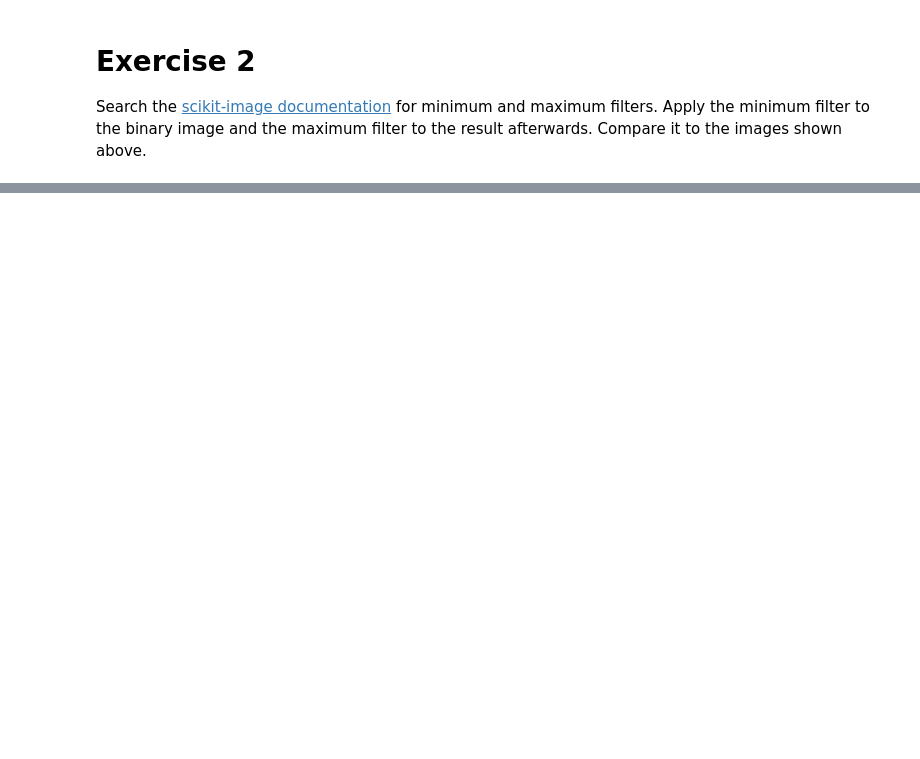
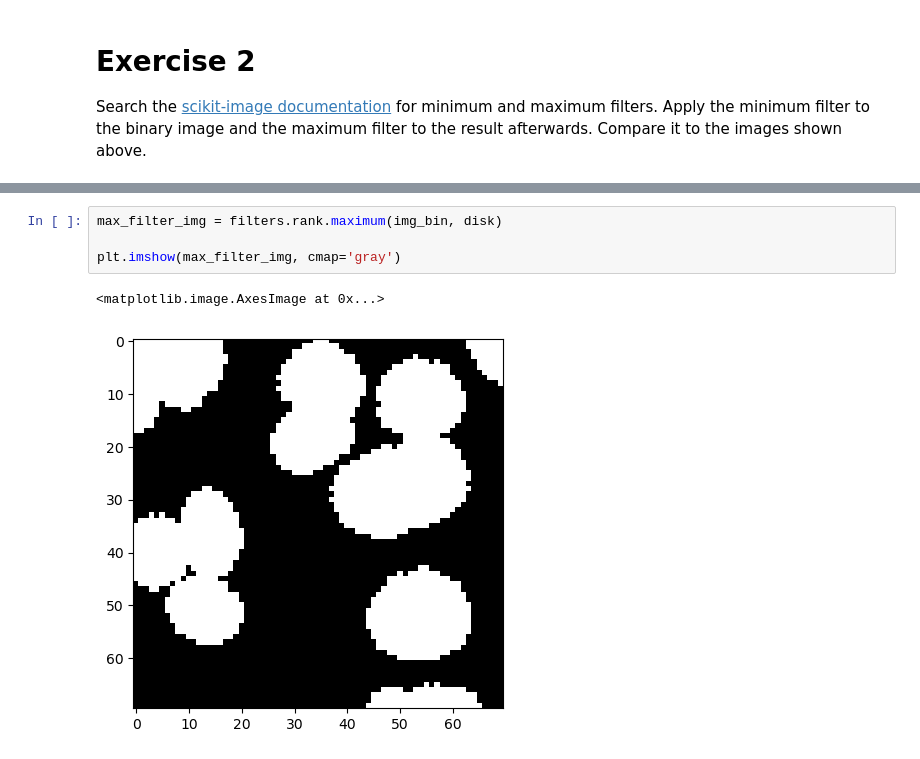
Before and after one commit to phon1e/random_ML_gooo, a Jupyter notebook: ML/bio_img_py/img_proc/08_Morphological_operations.ipynb, the cells around one changed output, grey strips where cells are left out. Drawn from its saved outputs; the diff is of its cells as text; blank space fills up the shorter version.

```diff
--- a/ML/bio_img_py/img_proc/08_Morphological_operations.ipynb
+++ b/ML/bio_img_py/img_proc/08_Morphological_operations.ipynb
@@ -83,0 +109,7 @@ Search the [scikit-image documentation](https://scikit-image.org/) for minimum a
+# %%
+max_filter_img = filters.rank.maximum(img_bin, disk)
+
+plt.imshow(max_filter_img, cmap='gray')
+# %% [output]
+<matplotlib.image.AxesImage at 0x...>
+[figure, added]
```
Also changed, not shown: parts of 3 cells of this notebook.
